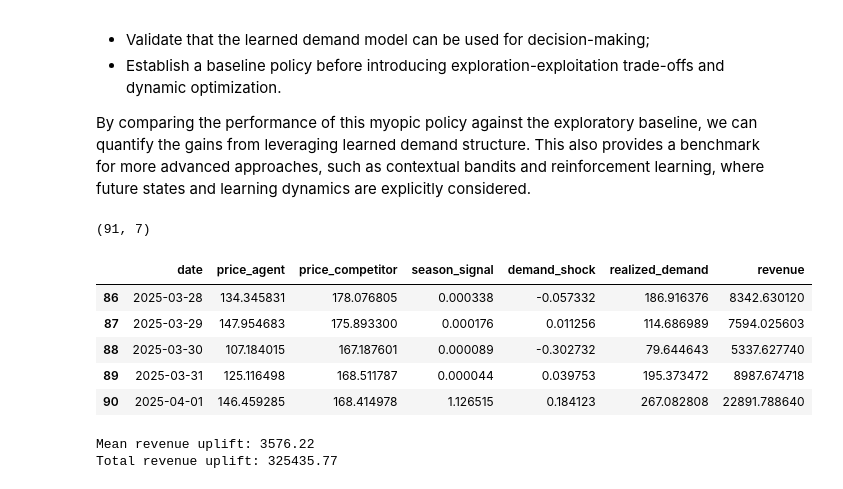
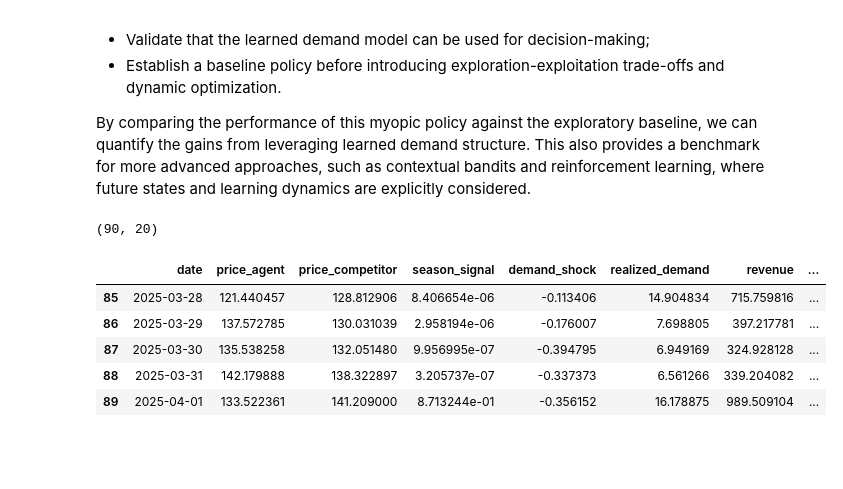
Before and after one commit to brenospires/data-science-examples, a Jupyter notebook: Pricing/2_dynamic_pricing_with_rl/phase_2.ipynb, the cells around one changed output. Saved outputs shown, nothing was run; the diff lists cells and outputs as text; code cells hidden in the pictures; blank space fills up the shorter version.

```diff
--- a/Pricing/2_dynamic_pricing_with_rl/phase_2.ipynb
+++ b/Pricing/2_dynamic_pricing_with_rl/phase_2.ipynb
@@ -40,17 +40,17 @@ random.seed(42)
 np.random.seed(42)
 rng = np.random.default_rng()
 # %%
-df = pd.read_csv("data/phase_0.csv", parse_dates=["date"])
+df = pd.read_csv("data/phase_1.csv", parse_dates=["date"])
 df = df[df["realized_demand"] > 0].copy()
 df = df.dropna().reset_index(drop=True)
 
 print(df.shape)
 df.tail()
 # %% [output]
-(91, 7)
+(90, 20)
-|  | date | price_agent | price_competitor | season_signal | demand_shock | realized_demand | revenue |
-| 86 | 2025-03-28 | 134.345831 | 178.076805 | 0.000338 | -0.057332 | 186.916376 | 8342.630120 |
-| 87 | 2025-03-29 | 147.954683 | 175.893300 | 0.000176 | 0.011256 | 114.686989 | 7594.025603 |
-| 88 | 2025-03-30 | 107.184015 | 167.187601 | 0.000089 | -0.302732 | 79.644643 | 5337.627740 |
-| 89 | 2025-03-31 | 125.116498 | 168.511787 | 0.000044 | 0.039753 | 195.373472 | 8987.674718 |
-| 90 | 2025-04-01 | 146.459285 | 168.414978 | 1.126515 | 0.184123 | 267.082808 | 22891.788640 |
+|  | date | price_agent | price_competitor | season_signal | demand_shock | realized_demand | revenue | ... |
+| 85 | 2025-03-28 | 121.440457 | 128.812906 | 8.406654e-06 | -0.113406 | 14.904834 | 715.759816 | ... |
+| 86 | 2025-03-29 | 137.572785 | 130.031039 | 2.958194e-06 | -0.176007 | 7.698805 | 397.217781 | ... |
+| 87 | 2025-03-30 | 135.538258 | 132.051480 | 9.956995e-07 | -0.394795 | 6.949169 | 324.928128 | ... |
+| 88 | 2025-03-31 | 142.179888 | 138.322897 | 3.205737e-07 | -0.337373 | 6.561266 | 339.204082 | ... |
+| 89 | 2025-04-01 | 133.522361 | 141.209000 | 8.713244e-01 | -0.356152 | 16.178875 | 989.509104 | ... |
@@ -105,6 +56,0 @@ df["optimal_revenue"] = optimal_revenues
-# %%
-print("Mean revenue uplift:", (df["optimal_revenue"] - df["revenue"]).mean().round(2))
-print("Total revenue uplift:", (df["optimal_revenue"].sum() - df["revenue"].sum()).round(2))
-# %% [output]
-Mean revenue uplift: 3576.22
-Total revenue uplift: 325435.77
```
Also changed, not shown: parts of 11 cells of this notebook, 1 other file.
